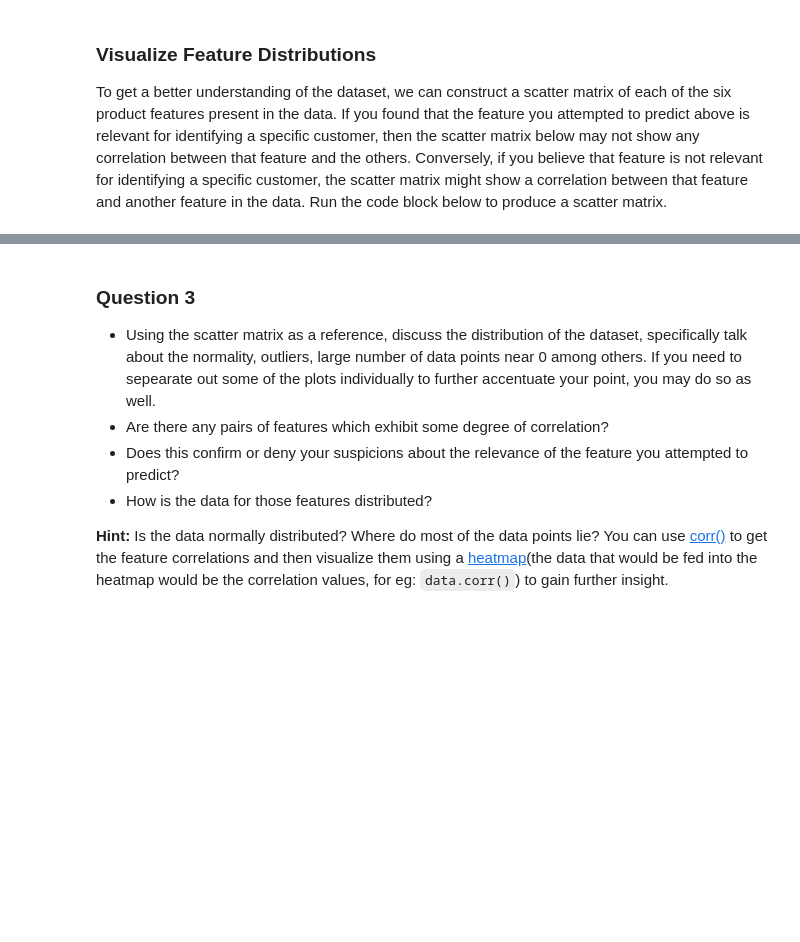
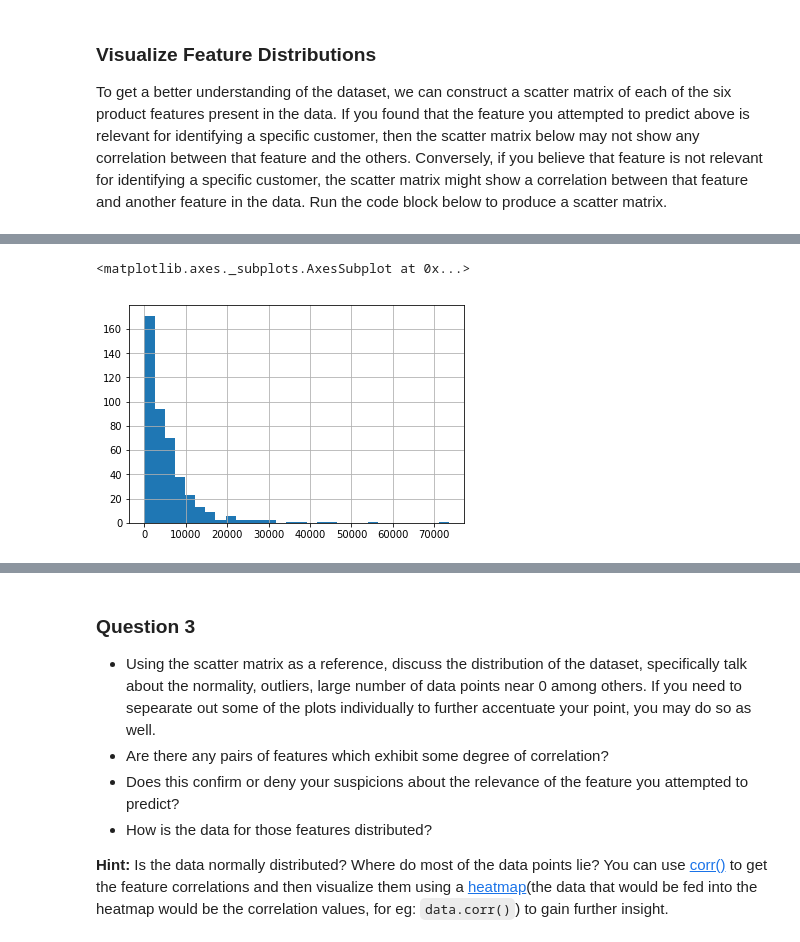
Before and after one commit to bodias/machine-learning, a Jupyter notebook: projects/customer_segments/customer_segments.ipynb, the cells around one changed output, grey strips where cells are left out. Saved outputs shown, nothing was run; the diff lists cells and outputs as text; code cells hidden in the pictures; blank space fills up the shorter version.

```diff
--- a/projects/customer_segments/customer_segments.ipynb
+++ b/projects/customer_segments/customer_segments.ipynb
@@ -168,0 +158,5 @@ pd.scatter_matrix(data, alpha = 0.3, figsize = (14,8), diagonal = 'kde');
+# %%
+data['Milk'].hist(bins=30)
+# %% [output]
+<matplotlib.axes._subplots.AxesSubplot at 0x...>
+[figure, added]
```
Also changed, not shown: parts of 23 cells of this notebook, 1 other file.
